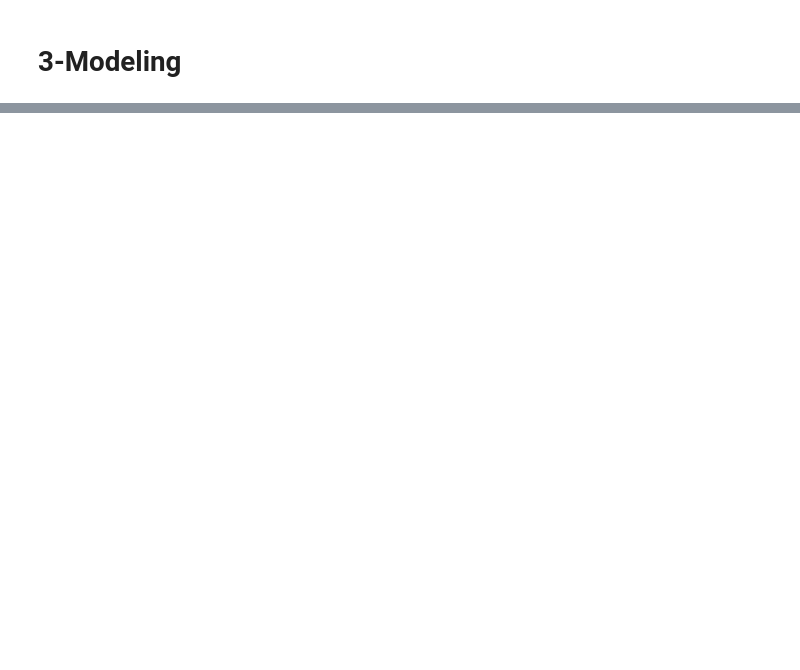
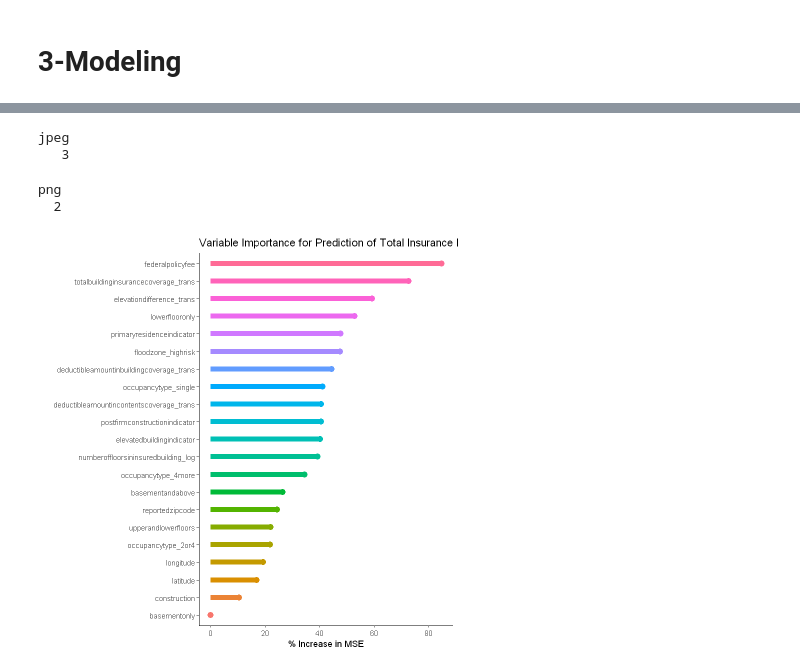
Before and after one commit to Mahshid-git/MGT_6203_GroupProject, a Jupyter notebook: 05_Documents/Final_code.ipynb, the cells around one changed output, grey strips where cells are left out. Drawn from its saved outputs; the diff is of its cells as text; code cells hidden in the pictures; blank space fills up the shorter version.

```diff
--- a/05_Documents/Final_code.ipynb
+++ b/05_Documents/Final_code.ipynb
@@ -896,0 +1919,21 @@ ERROR: Error in eval(predvars, data, env): object 'deductibleamountinbuildingcov
+# %%
+imp <- data.frame(importance(rf.model, type = 1))
+imp <- rownames_to_column(imp, var = "variable")
+
+ggplot(imp, aes(x = reorder(variable, X.IncMSE), y = X.IncMSE, color = reorder(variable, X.IncMSE))) +
+  geom_point(show.legend=FALSE, size=3) +
+  geom_segment(aes(x=variable, xend=variable, y=0, yend = X.IncMSE), size = 3, show.legend=FALSE) +
+  xlab("") +
+  ylab("% Increase in MSE") +
+  labs(title = "Variable Importance for Prediction of Total Insurance Premium") +
+  coord_flip() +
+  theme_classic()
+
+dev.copy(jpeg, filename = "Random Forest.jpg")
+dev.off ()
+# %% [output]
+jpeg
+   3
+png
+  2
+[figure, added]
```
Also changed, not shown: parts of 73 cells of this notebook, 14 other files.
